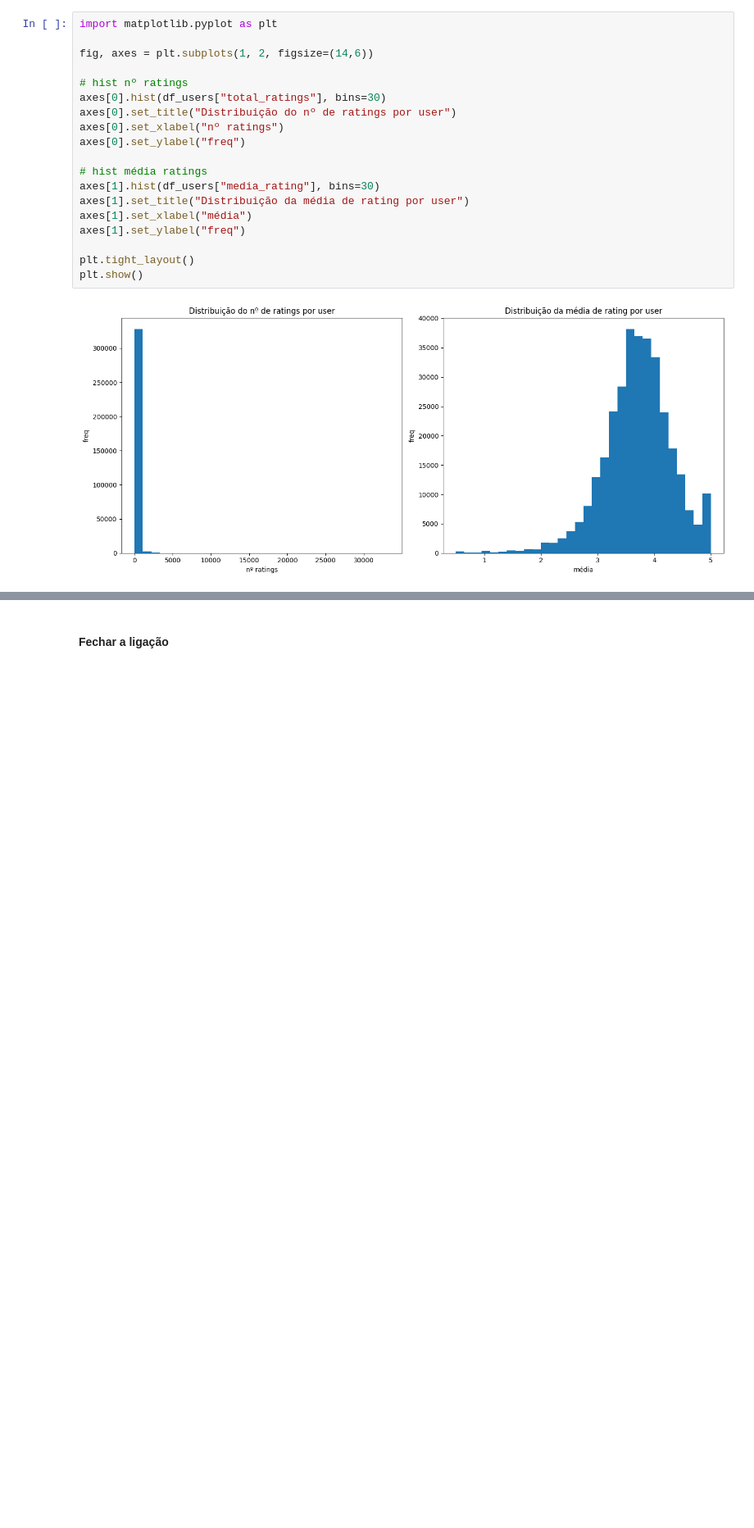
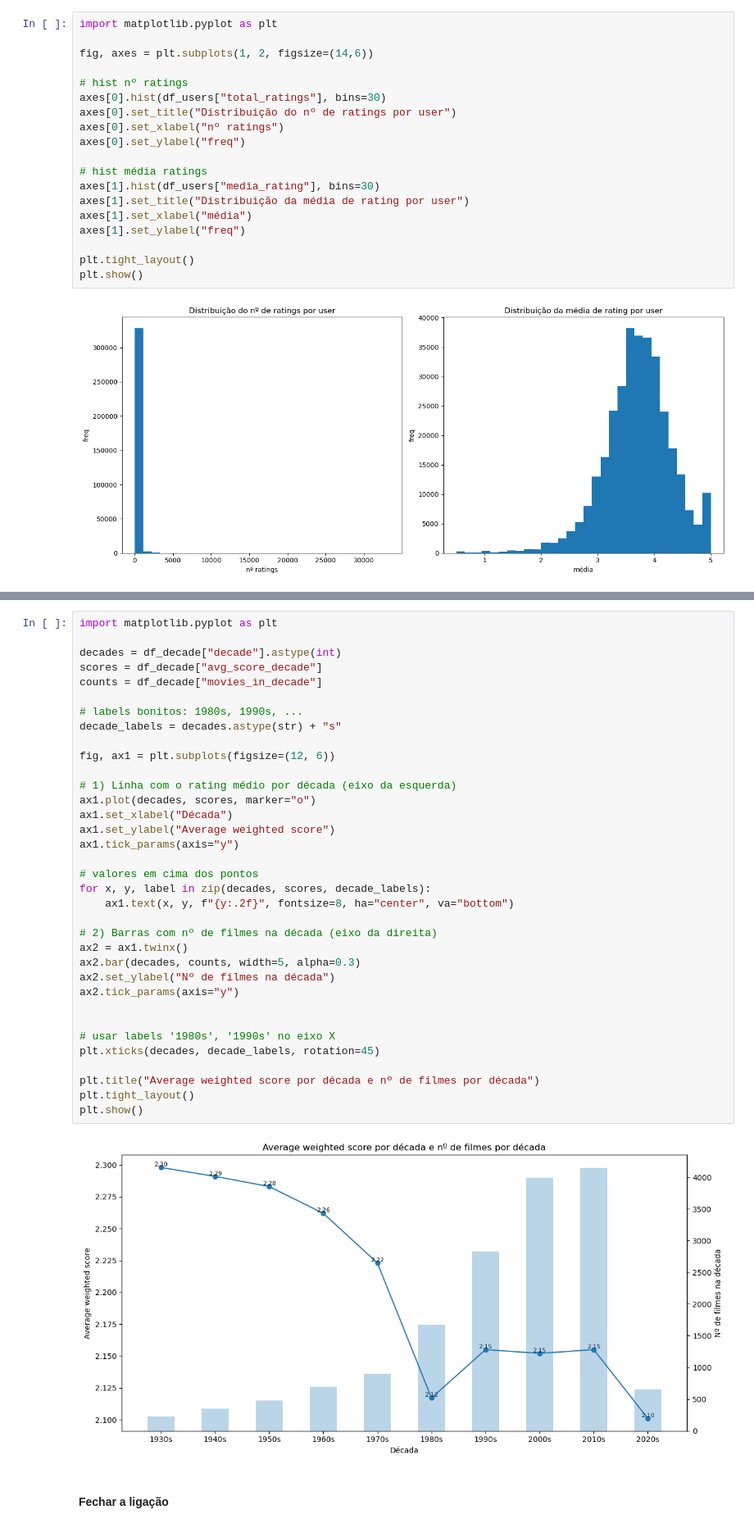
Before and after one commit to sergiopatinha/BigDataFoundations, a Jupyter notebook: notebooks/1.6 - (Full)33M Exploring Data.ipynb, the cells around one changed output, grey strips where cells are left out. Shown at 82% size. Cells and saved outputs as stored; diff of their text form; blank space fills up the shorter version.

```diff
--- a/notebooks/1.6 - (Full)33M Exploring Data.ipynb
+++ b/notebooks/1.6 - (Full)33M Exploring Data.ipynb
@@ -470,3 +720,40 @@ plt.show()
+# %%
+import matplotlib.pyplot as plt
+
+decades = df_decade["decade"].astype(int)
+scores = df_decade["avg_score_decade"]
+counts = df_decade["movies_in_decade"]
+
+# labels bonitos: 1980s, 1990s, ...
+decade_labels = decades.astype(str) + "s"
+
+fig, ax1 = plt.subplots(figsize=(12, 6))
+
+# 1) Linha com o rating médio por década (eixo da esquerda)
+ax1.plot(decades, scores, marker="o")
+ax1.set_xlabel("Década")
+ax1.set_ylabel("Average weighted score")
+ax1.tick_params(axis="y")
+
+# valores em cima dos pontos
+for x, y, label in zip(decades, scores, decade_labels):
+    ax1.text(x, y, f"{y:.2f}", fontsize=8, ha="center", va="bottom")
+
+# 2) Barras com nº de filmes na década (eixo da direita)
+ax2 = ax1.twinx()
+ax2.bar(decades, counts, width=5, alpha=0.3)
+ax2.set_ylabel("Nº de filmes na década")
+ax2.tick_params(axis="y")
+
+
+# usar labels '1980s', '1990s' no eixo X
+plt.xticks(decades, decade_labels, rotation=45)
+
+plt.title("Average weighted score por década e nº de filmes por década")
+plt.tight_layout()
+plt.show()
+# %% [output]
+[figure, added]
 # %% [markdown]
 #### Fechar a ligação
 # %%
```
Also changed, not shown: parts of 6 cells of this notebook.
